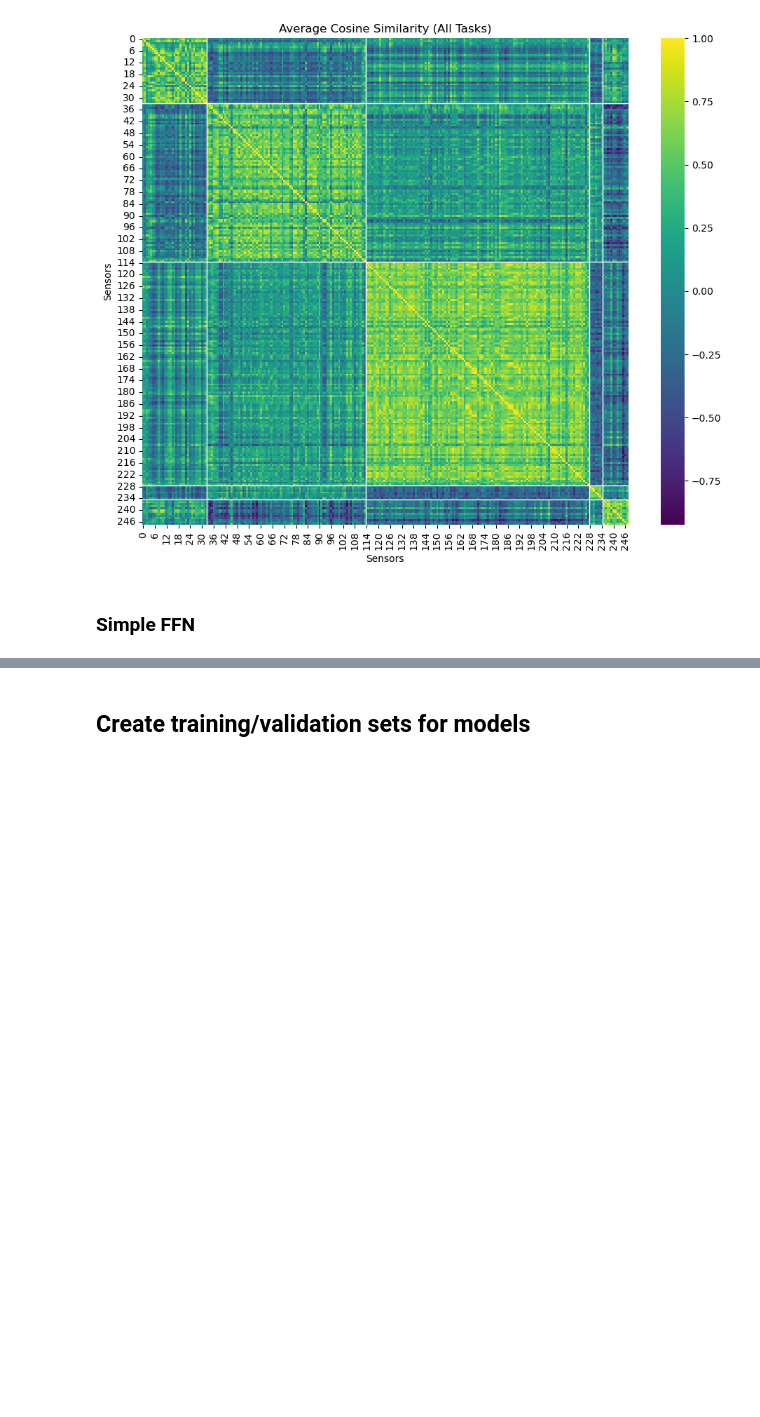
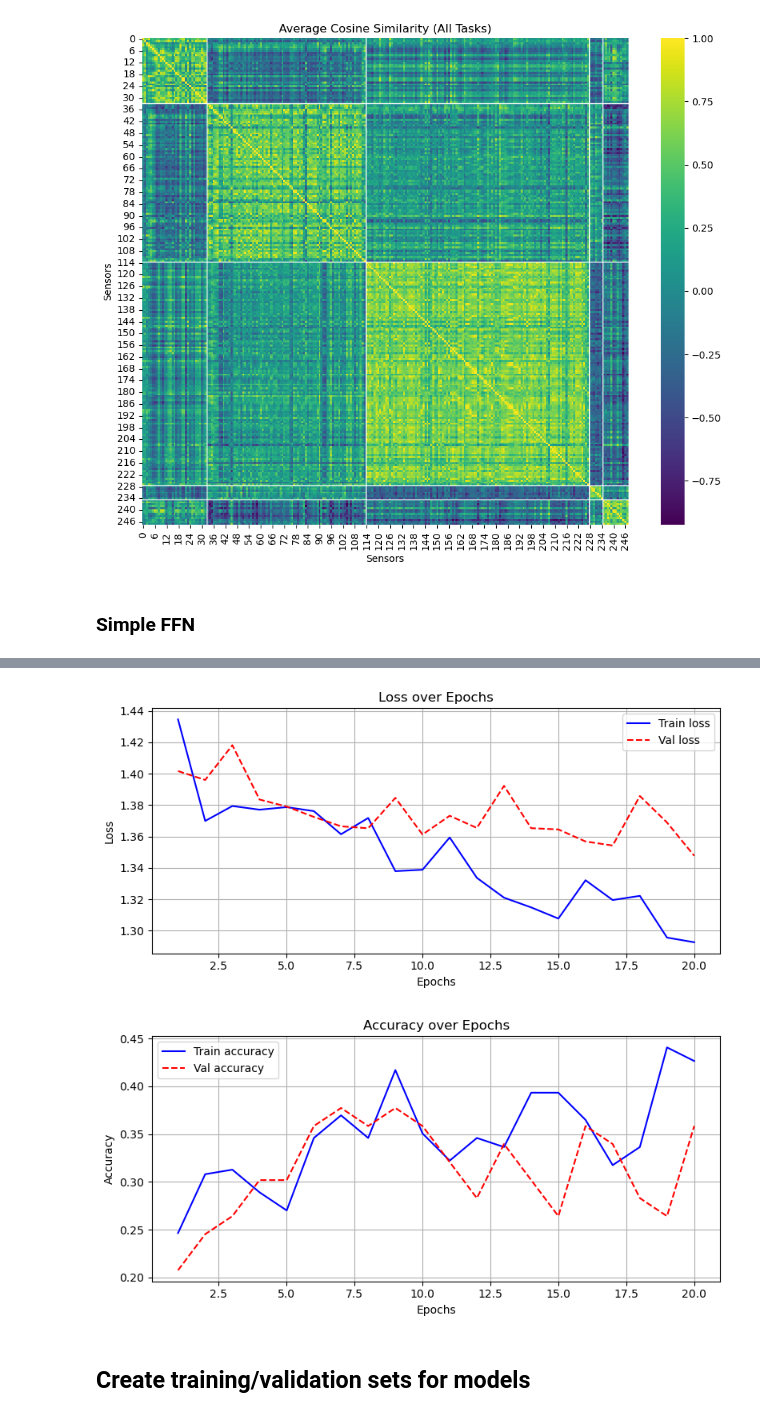
Before and after one commit to antisocialites/Deep-Learning, a Jupyter notebook: Assignment 2/clusters_subchunks.ipynb, the cells around one changed output, grey strips where cells are left out. Saved outputs shown, nothing was run; the diff lists cells and outputs as text; code cells hidden in the pictures; blank space fills up the shorter version.

```diff
--- a/Assignment 2/clusters_subchunks.ipynb
+++ b/Assignment 2/clusters_subchunks.ipynb
@@ -221,0 +343,17 @@ NameError: name 'X_train' is not defined
+# %%
+ffnn_model = build_ffnn(input_shape=X_train.shape[1:])
+
+ffnn_model.compile(
+    optimizer=Adam(learning_rate=1e-3),
+    loss='sparse_categorical_crossentropy',
+    metrics=['accuracy']
+)
+
+# Train
+ffnn_history = ffnn_model.fit(
+    X_train, y_train,
+    validation_data=(X_val, y_val),
+    epochs=20,
+    batch_size=16,
+    verbose=1
+)
@@ -222,3 +378,8 @@ NameError: name 'X_train' is not defined
+# %%
+plot_training_history(ffnn_history, metrics=['loss', 'accuracy'])
+# %% [output]
+[figure, added]
+[figure, added]
 # %% [markdown]
 ## Create training/validation sets for models
 # %% [markdown]
```
Also changed, not shown: parts of 10 cells of this notebook, 1 other file.
